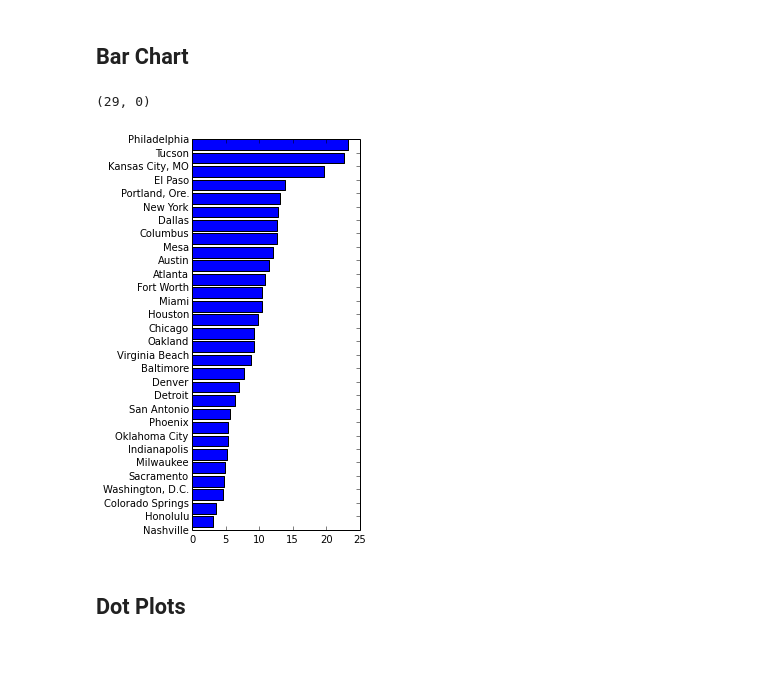
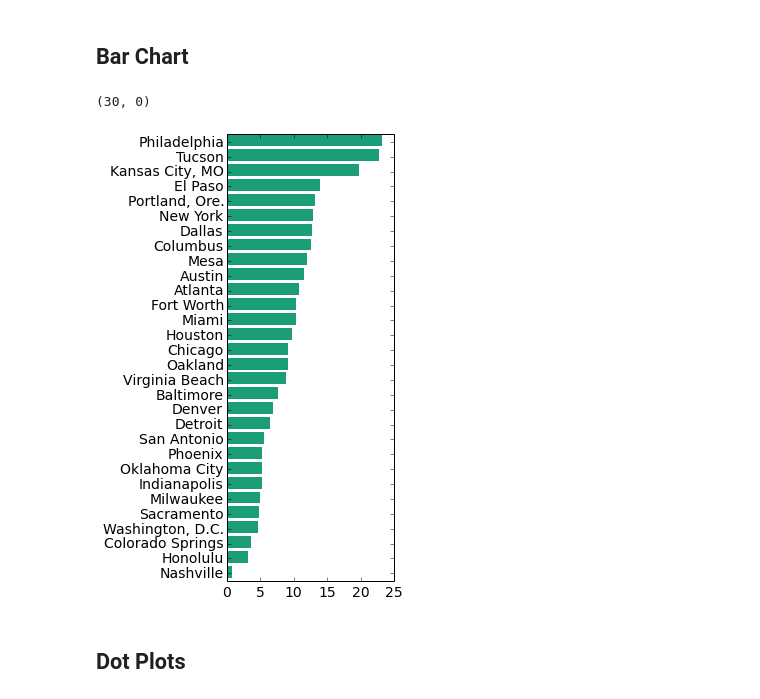
Before and after one commit to cs109/content, a Jupyter notebook: lec_03_statistical_graphs.ipynb, the cells around one changed output. Drawn from its saved outputs; the diff is of its cells as text; code cells hidden in the pictures; blank space fills up the shorter version.

```diff
--- a/lec_03_statistical_graphs.ipynb
+++ b/lec_03_statistical_graphs.ipynb
@@ -3,30 +3,52 @@
 import numpy as np
 import matplotlib.pyplot as plt
 import pandas as pd
+# %%
+# Set up some better defaults for matplotlib
+from matplotlib import rcParams
+
+#colorbrewer2 Dark2 qualitative color table
+dark2_colors = [(0.10588235294117647, 0.6196078431372549, 0.4666666666666667),
+                (0.8509803921568627, 0.37254901960784315, 0.00784313725490196),
+                (0.4588235294117647, 0.4392156862745098, 0.7019607843137254),
+                (0.9058823529411765, 0.1607843137254902, 0.5411764705882353),
+                (0.4, 0.6509803921568628, 0.11764705882352941),
+                (0.9019607843137255, 0.6705882352941176, 0.00784313725490196),
+                (0.6509803921568628, 0.4627450980392157, 0.11372549019607843),
+                (0.4, 0.4, 0.4)]
+
+rcParams['figure.figsize'] = (10, 6)
+rcParams['figure.dpi'] = 150
+rcParams['axes.color_cycle'] = dark2_colors
+rcParams['lines.linewidth'] = 2
+rcParams['axes.facecolor'] = 'white'
+rcParams['font.size'] = 14
+rcParams['patch.edgecolor'] = 'none'
+rcParams['patch.facecolor'] = dark2_colors[0]
 # %% [markdown]
 ## Bar Chart
 # %%
-plt.figure(figsize=(3, 7), dpi=200)
+plt.figure(figsize=(3, 8), dpi=200)
 rate = [23.2, 22.7, 19.7, 13.9, 13.1, 12.8, 12.7,
         12.6, 12.0, 11.5, 10.8, 10.4, 10.4, 9.8, 9.2,
         9.2, 8.8, 7.7, 6.9, 6.4, 5.6, 5.3, 5.3, 5.2, 4.9,
         4.8, 4.6, 3.6, 3.1, 0.7]
 city = ['Philadelphia', 'Tucson', 'Kansas City, MO',
         'El Paso', 'Portland, Ore.', 'New York', 'Dallas',
         'Columbus', 'Mesa', 'Austin', 'Atlanta', 'Fort Worth',
         'Miami', 'Houston', 'Chicago', 'Oakland', 'Virginia Beach',
         'Baltimore', 'Denver', 'Detroit', 'San Antonio', 'Phoenix',
         'Oklahoma City', 'Indianapolis', 'Milwaukee', 'Sacramento',
         'Washington, D.C.', 'Colorado Springs', 'Honolulu', 'Nashville',
         'Jacksonville']
 pos = np.arange(len(rate))
 
 plt.barh(pos, rate)
-ticks = plt.yticks(x, city)
-plt.ylim(pos.max(), pos.min())
+ticks = plt.yticks(pos + .5, city)
+plt.ylim(pos.max() + 1, pos.min())
 # %% [output]
-(29, 0)
+(30, 0)
-[figure, old version]
+[figure, new version]
 # %% [markdown]
 ## Dot Plots
 # %% [markdown]
```
Also changed, not shown: parts of 3 cells of this notebook.
